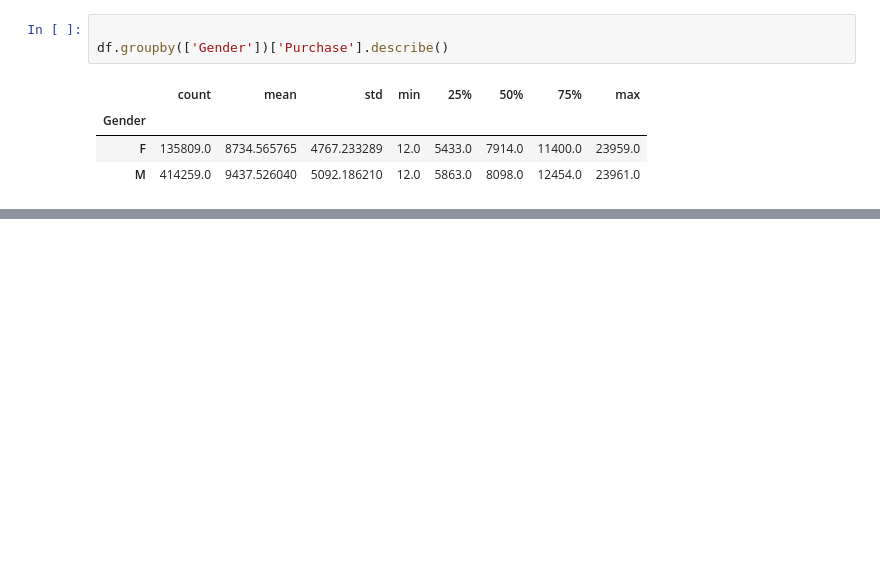
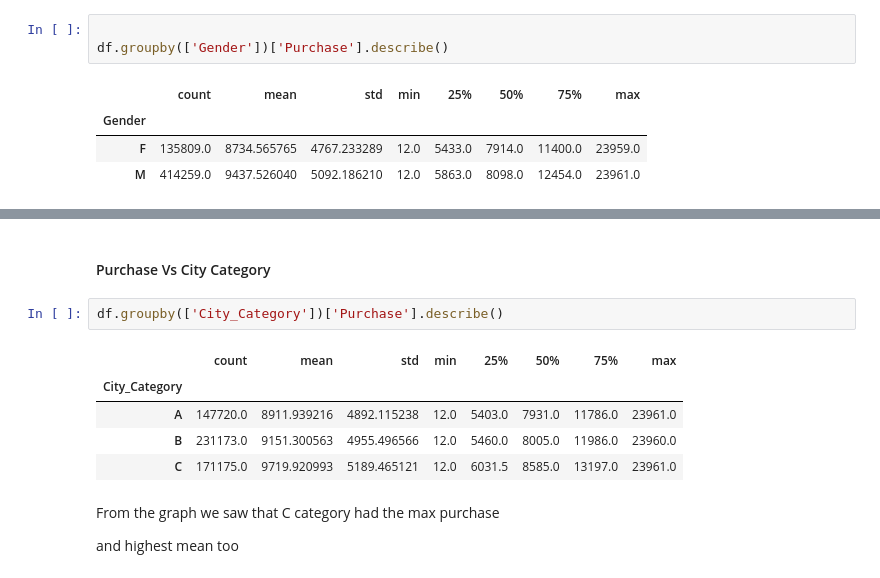
Before and after one commit to AntaraR12/Walmart_CLT, a Jupyter notebook: notebook.ipynb, the cells around one changed output, grey strips where cells are left out. Saved outputs shown, nothing was run; the diff lists cells and outputs as text; blank space fills up the shorter version.

```diff
--- a/notebook.ipynb
+++ b/notebook.ipynb
@@ -260,0 +294,14 @@ df.groupby(['Gender'])['Purchase'].describe()
+# %% [markdown]
+#### Purchase Vs City Category
+# %%
+df.groupby(['City_Category'])['Purchase'].describe()
+# %% [output]
+|  | count | mean | std | min | 25% | 50% | 75% | max |
+| City_Category |  |  |  |  |  |  |  |  |
+| A | 147720.0 | 8911.939216 | 4892.115238 | 12.0 | 5403.0 | 7931.0 | 11786.0 | 23961.0 |
+| B | 231173.0 | 9151.300563 | 4955.496566 | 12.0 | 5460.0 | 8005.0 | 11986.0 | 23960.0 |
+| C | 171175.0 | 9719.920993 | 5189.465121 | 12.0 | 6031.5 | 8585.0 | 13197.0 | 23961.0 |
+# %% [markdown]
+From the graph we saw that C category had the max purchase
+
+and highest mean too
```
Also changed, not shown: parts of 11 cells of this notebook.
